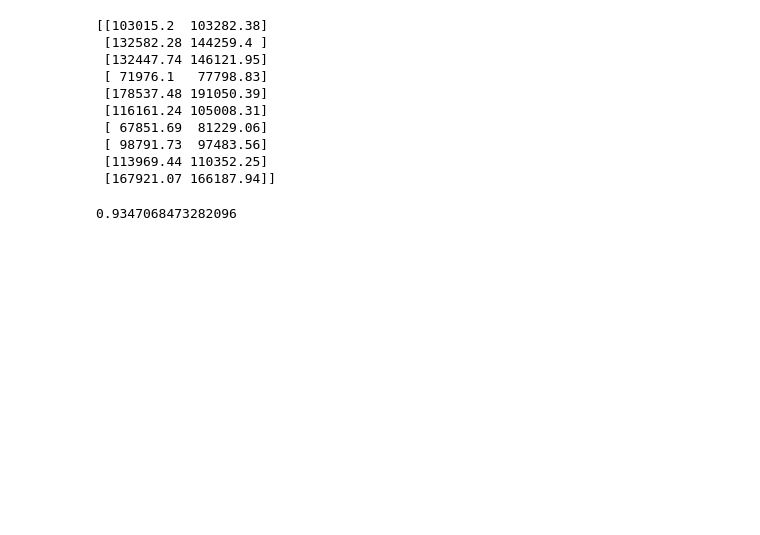
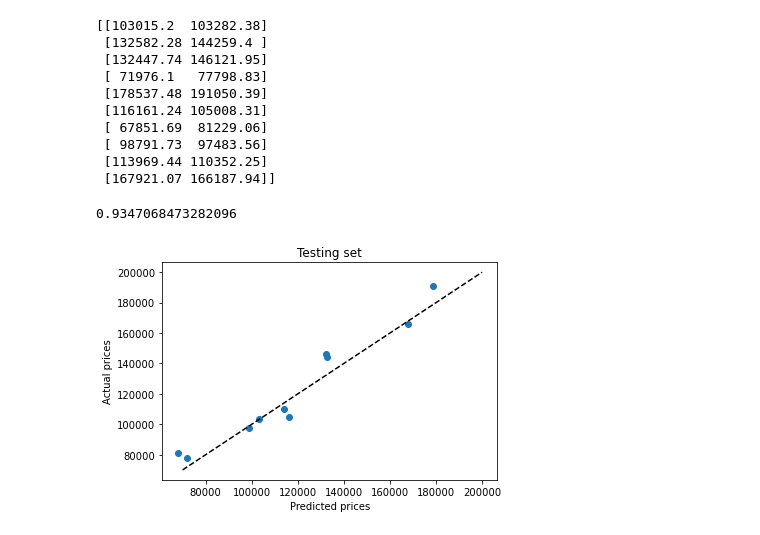
Before and after one commit to sohanjs111/Machine-Learning, a Jupyter notebook: Regression/multiple_linear_regression/multiple_linear_regression-Copy1.ipynb, the cells around one changed output. Saved outputs shown, nothing was run; the diff lists cells and outputs as text; code cells hidden in the pictures; blank space fills up the shorter version.

```diff
--- a/Regression/multiple_linear_regression/multiple_linear_regression-Copy1.ipynb
+++ b/Regression/multiple_linear_regression/multiple_linear_regression-Copy1.ipynb
@@ -150,3 +150,14 @@ from sklearn.metrics import  mean_squared_error, r2_score
 r2_score(y_test, y_pred)
 # %% [output]
 0.9347068473282096
+# %%
+pred = regressor.predict(X_test)
+plt.scatter(pred, y_test)
+#plt.plot(X_train, pred)
+plt.plot([70000,200000], [70000,200000], linestyle='--', color='k')
+plt.xlabel('Predicted prices')
+plt.ylabel('Actual prices')
+plt.title('Testing set')
+plt.show()
+# %% [output]
+[figure, added]
```
Also changed, not shown: 1 other file.
